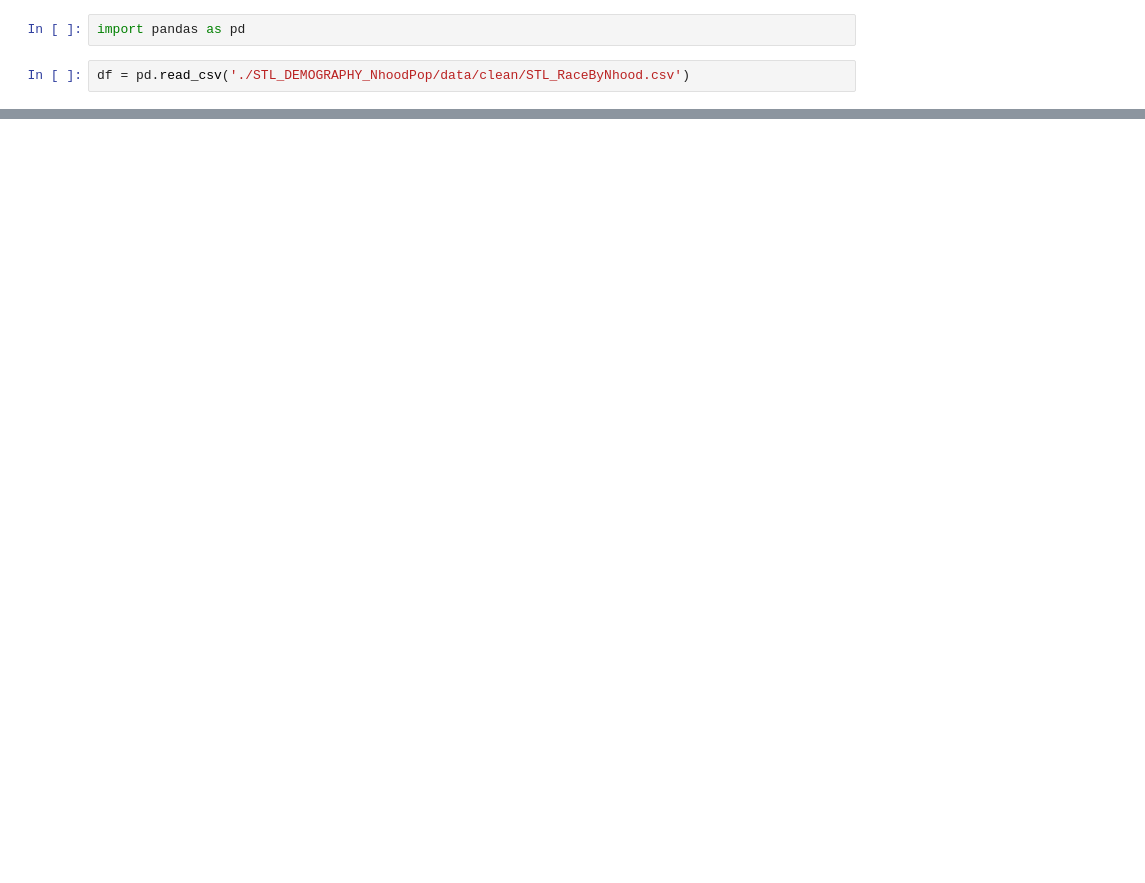
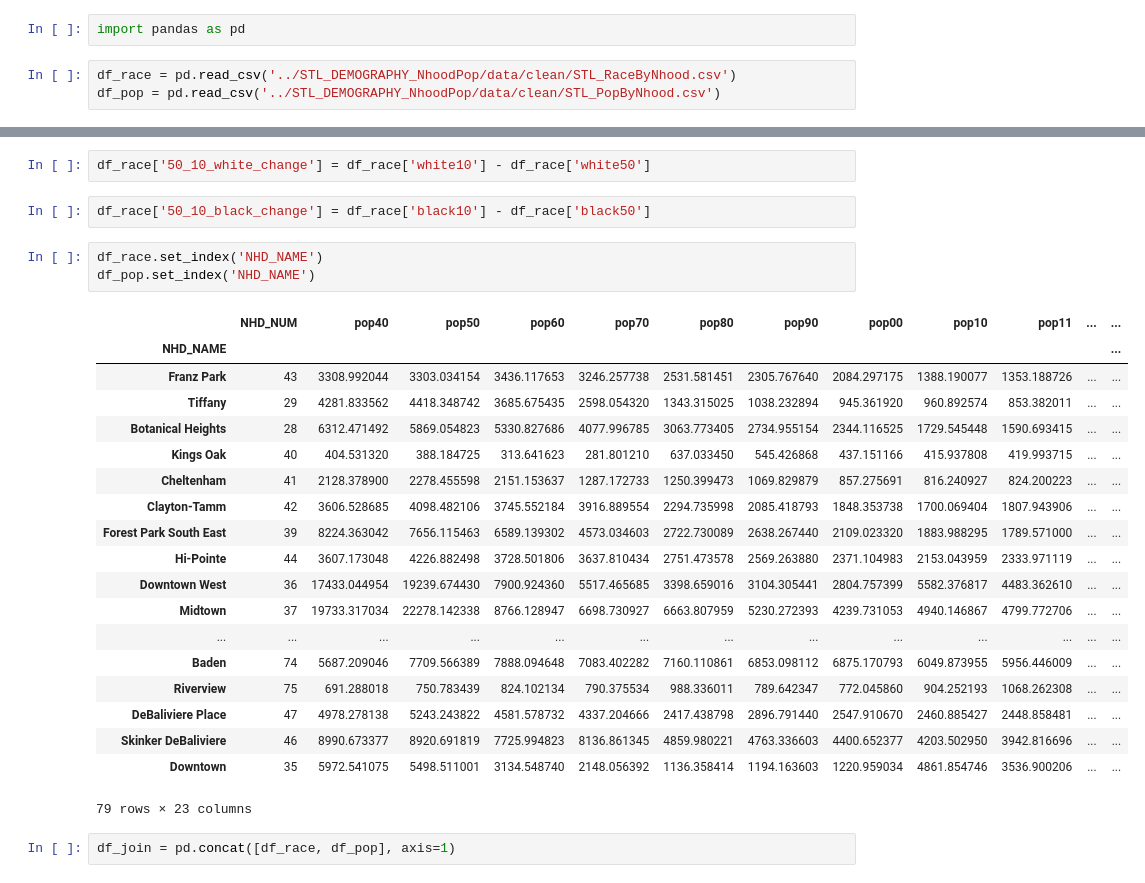
Before and after one commit to jayohday/prener-pop, a Jupyter notebook: prener-pop.ipynb, the cells around one changed output, grey strips where cells are left out. Cells and saved outputs as stored; diff of their text form; blank space fills up the shorter version.

Commit message:
joining the race and population files

```diff
--- a/prener-pop.ipynb
+++ b/prener-pop.ipynb
@@ -1,4 +1,5 @@
 # %%
 import pandas as pd
 # %%
-df = pd.read_csv('./STL_DEMOGRAPHY_NhoodPop/data/clean/STL_RaceByNhood.csv')
+df_race = pd.read_csv('../STL_DEMOGRAPHY_NhoodPop/data/clean/STL_RaceByNhood.csv')
+df_pop = pd.read_csv('../STL_DEMOGRAPHY_NhoodPop/data/clean/STL_PopByNhood.csv')
@@ -4,0 +46,29 @@ df = pd.read_csv('./STL_DEMOGRAPHY_NhoodPop/data/clean/STL_RaceByNhood.csv')
+# %%
+df_race['50_10_white_change'] = df_race['white10'] - df_race['white50']
+# %%
+df_race['50_10_black_change'] = df_race['black10'] - df_race['black50']
+# %%
+df_race.set_index('NHD_NAME')
+df_pop.set_index('NHD_NAME')
+# %% [output]
+|  | NHD_NUM | pop40 | pop50 | pop60 | pop70 | pop80 | pop90 | pop00 | pop10 | pop11 | ... | ... |
+| NHD_NAME |  |  |  |  |  |  |  |  |  |  |  | ... |
+| Franz Park | 43 | 3308.992044 | 3303.034154 | 3436.117653 | 3246.257738 | 2531.581451 | 2305.767640 | 2084.297175 | 1388.190077 | 1353.188726 | ... | ... |
+| Tiffany | 29 | 4281.833562 | 4418.348742 | 3685.675435 | 2598.054320 | 1343.315025 | 1038.232894 | 945.361920 | 960.892574 | 853.382011 | ... | ... |
+| Botanical Heights | 28 | 6312.471492 | 5869.054823 | 5330.827686 | 4077.996785 | 3063.773405 | 2734.955154 | 2344.116525 | 1729.545448 | 1590.693415 | ... | ... |
+| Kings Oak | 40 | 404.531320 | 388.184725 | 313.641623 | 281.801210 | 637.033450 | 545.426868 | 437.151166 | 415.937808 | 419.993715 | ... | ... |
+| Cheltenham | 41 | 2128.378900 | 2278.455598 | 2151.153637 | 1287.172733 | 1250.399473 | 1069.829879 | 857.275691 | 816.240927 | 824.200223 | ... | ... |
+| Clayton-Tamm | 42 | 3606.528685 | 4098.482106 | 3745.552184 | 3916.889554 | 2294.735998 | 2085.418793 | 1848.353738 | 1700.069404 | 1807.943906 | ... | ... |
+| Forest Park South East | 39 | 8224.363042 | 7656.115463 | 6589.139302 | 4573.034603 | 2722.730089 | 2638.267440 | 2109.023320 | 1883.988295 | 1789.571000 | ... | ... |
+| Hi-Pointe | 44 | 3607.173048 | 4226.882498 | 3728.501806 | 3637.810434 | 2751.473578 | 2569.263880 | 2371.104983 | 2153.043959 | 2333.971119 | ... | ... |
+| Downtown West | 36 | 17433.044954 | 19239.674430 | 7900.924360 | 5517.465685 | 3398.659016 | 3104.305441 | 2804.757399 | 5582.376817 | 4483.362610 | ... | ... |
+| Midtown | 37 | 19733.317034 | 22278.142338 | 8766.128947 | 6698.730927 | 6663.807959 | 5230.272393 | 4239.731053 | 4940.146867 | 4799.772706 | ... | ... |
+| ... | ... | ... | ... | ... | ... | ... | ... | ... | ... | ... | ... | ... |
+| Baden | 74 | 5687.209046 | 7709.566389 | 7888.094648 | 7083.402282 | 7160.110861 | 6853.098112 | 6875.170793 | 6049.873955 | 5956.446009 | ... | ... |
+| Riverview | 75 | 691.288018 | 750.783439 | 824.102134 | 790.375534 | 988.336011 | 789.642347 | 772.045860 | 904.252193 | 1068.262308 | ... | ... |
+| DeBaliviere Place | 47 | 4978.278138 | 5243.243822 | 4581.578732 | 4337.204666 | 2417.438798 | 2896.791440 | 2547.910670 | 2460.885427 | 2448.858481 | ... | ... |
+| Skinker DeBaliviere | 46 | 8990.673377 | 8920.691819 | 7725.994823 | 8136.861345 | 4859.980221 | 4763.336603 | 4400.652377 | 4203.502950 | 3942.816696 | ... | ... |
+| Downtown | 35 | 5972.541075 | 5498.511001 | 3134.548740 | 2148.056392 | 1136.358414 | 1194.163603 | 1220.959034 | 4861.854746 | 3536.900206 | ... | ... |
+79 rows × 23 columns
+# %%
+df_join = pd.concat([df_race, df_pop], axis=1)
```
Also changed, not shown: parts of 18 cells of this notebook.
